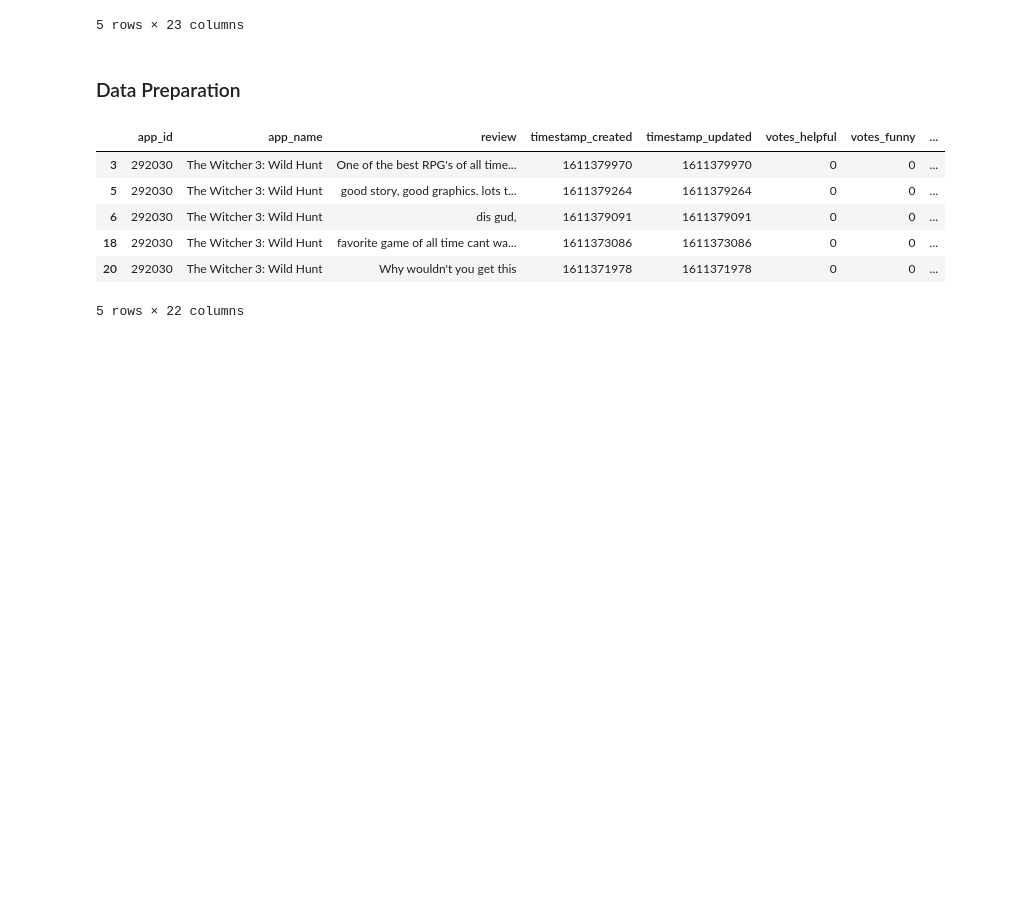
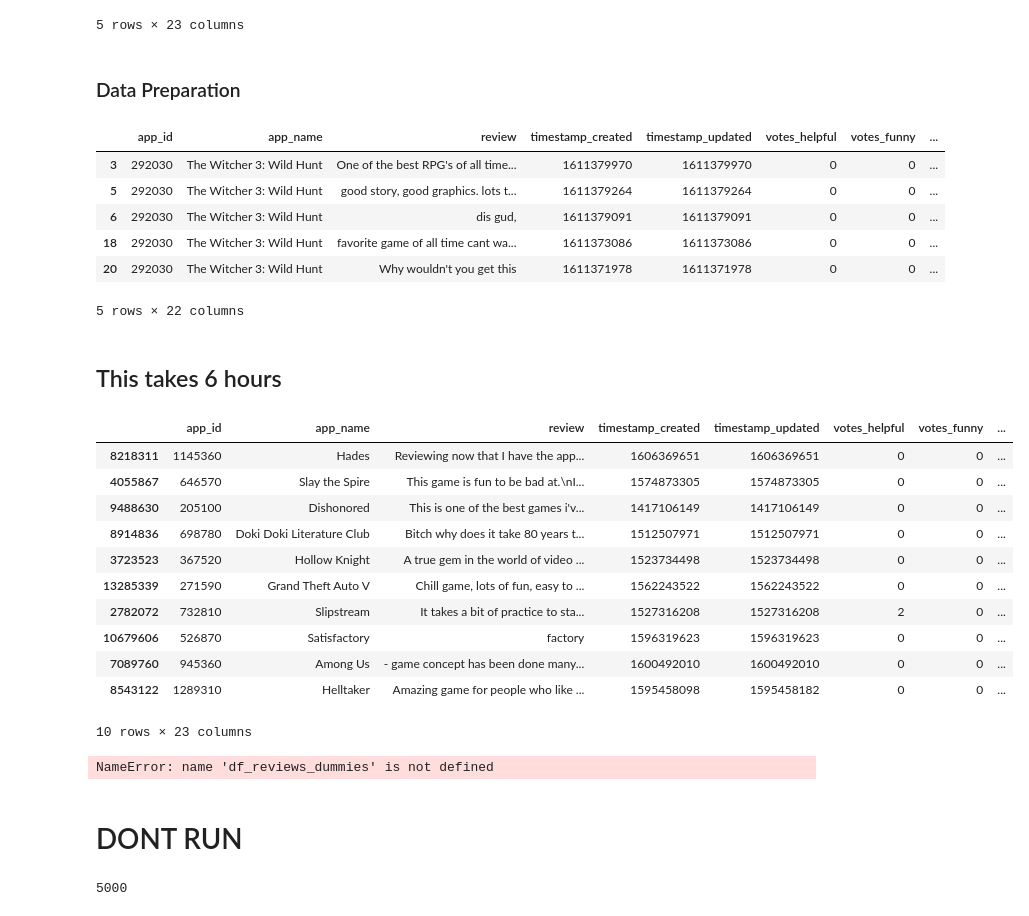
Before and after one commit to joshgreenert/Python-Projects, a Jupyter notebook: Predictive Analytics/Term_Project/Milestone 3 Preliminary Analysis.ipynb, the cells around one changed output. Saved outputs shown, nothing was run; the diff lists cells and outputs as text; code cells hidden in the pictures; blank space fills up the shorter version.

Commit message:
Lamentizing and vecotrizing for steam reviews.

```diff
--- a/Predictive Analytics/Term_Project/Milestone 3 Preliminary Analysis.ipynb
+++ b/Predictive Analytics/Term_Project/Milestone 3 Preliminary Analysis.ipynb
@@ -8,10 +8,20 @@
 import numpy as np
 import pandas as pd
 import matplotlib.pyplot as plt
+import re
+from sklearn.feature_extraction.text import TfidfVectorizer
+import nltk
+from nltk.stem.porter import PorterStemmer
+from nltk.tokenize import word_tokenize
+from nltk.stem import WordNetLemmatizer
+from nltk.corpus import stopwords
+stop_words = set(stopwords.words('english'))
 # %%
 # Pull in the data.  Each person can have their own path.  Comment out the one that isn't yours if different.
 # Josh G
-df_steam_reviews = pd.read_csv('../../../../../Downloads/steam_reviews.csv')
+# df_steam_reviews = pd.read_csv('../../../../../Downloads/steam_reviews.csv')
+# Gabe A
+df_steam_reviews = pd.read_csv('steam_reviews.csv', low_memory=False)
 # %%
 # Show the head of the dataframe to confirm the data is present.
 df_steam_reviews.head(5)
@@ -47,0 +107,22 @@ df_reviews_dummies.head(5)
+# %% [markdown]
+## This takes 6 hours
+# %%
+df_reviews_dummies['prepped_review_lemm'] = df_reviews_dummies.review.apply(process_sentence_lemmatize)
+df_reviews_dummies.sample(10)
+# %% [output]
+|  | app_id | app_name | review | timestamp_created | timestamp_updated | votes_helpful | votes_funny | ... |
+| 8218311 | 1145360 | Hades | Reviewing now that I have the app... | 1606369651 | 1606369651 | 0 | 0 | ... |
+| 4055867 | 646570 | Slay the Spire | This game is fun to be bad at.\nI... | 1574873305 | 1574873305 | 0 | 0 | ... |
+| 9488630 | 205100 | Dishonored | This is one of the best games i'v... | 1417106149 | 1417106149 | 0 | 0 | ... |
+| 8914836 | 698780 | Doki Doki Literature Club | Bitch why does it take 80 years t... | 1512507971 | 1512507971 | 0 | 0 | ... |
+| 3723523 | 367520 | Hollow Knight | A true gem in the world of video ... | 1523734498 | 1523734498 | 0 | 0 | ... |
+| 13285339 | 271590 | Grand Theft Auto V | Chill game, lots of fun, easy to ... | 1562243522 | 1562243522 | 0 | 0 | ... |
+| 2782072 | 732810 | Slipstream | It takes a bit of practice to sta... | 1527316208 | 1527316208 | 2 | 0 | ... |
+| 10679606 | 526870 | Satisfactory | factory | 1596319623 | 1596319623 | 0 | 0 | ... |
+| 7089760 | 945360 | Among Us | - game concept has been done many... | 1600492010 | 1600492010 | 0 | 0 | ... |
+| 8543122 | 1289310 | Helltaker | Amazing game for people who like ... | 1595458098 | 1595458182 | 0 | 0 | ... |
+10 rows × 23 columns
+# %%
+type(df_reviews_dummies.review)
+# %% [output]
+NameError: name 'df_reviews_dummies' is not defined
@@ -47,0 +131,9 @@ df_reviews_dummies.head(5)
+# %% [markdown]
+# DONT RUN
+# %%
+import sys
+print(sys.getrecursionlimit())
+
+sys.setrecursionlimit(5000)
+# %% [output]
+5000
```
Also changed, not shown: parts of 6 cells of this notebook, 1 other file.
